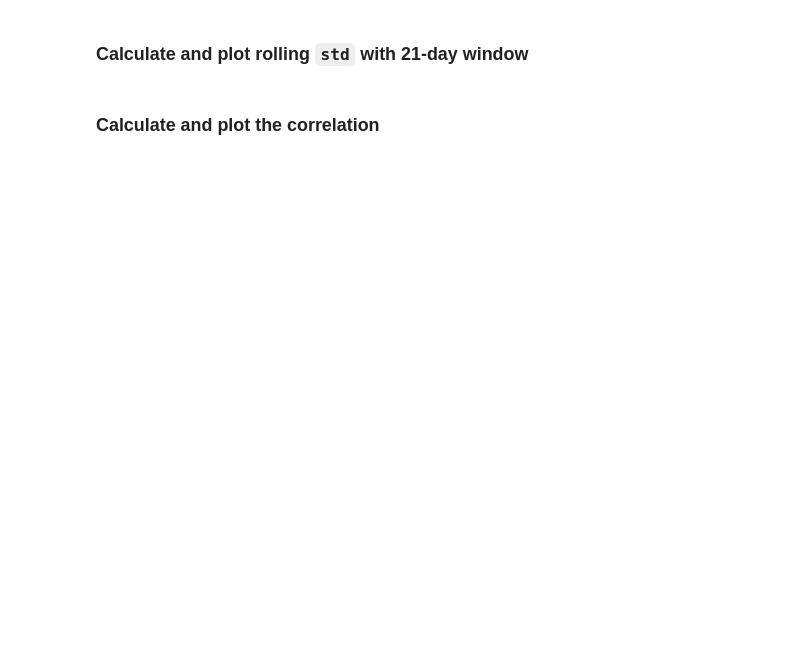
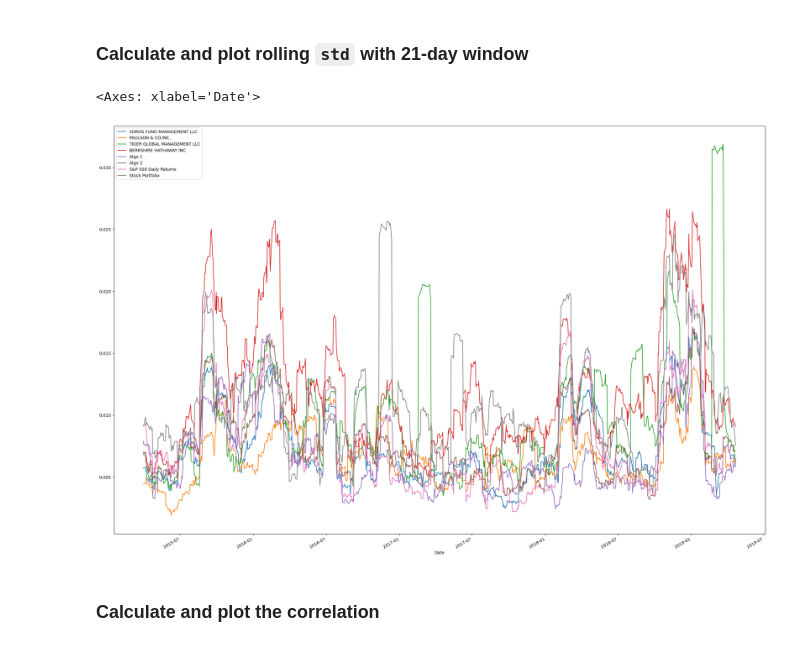
Before and after one commit to Joshbazz/Module-4-Challenge-Portfolio-Analysis, a Jupyter notebook: whale_analysis.ipynb, the cells around one changed output. Saved outputs shown, nothing was run; the diff lists cells and outputs as text; code cells hidden in the pictures; blank space fills up the shorter version.

```diff
--- a/whale_analysis.ipynb
+++ b/whale_analysis.ipynb
@@ -465,6 +562,7 @@ In this section, you will build your own portfolio of stocks, calculate the retu
 # %%
 # Calculate daily returns
-
+daily_stock_returns_df = merged_stocks_df.pct_change()
 # Drop NAs
-
+daily_stock_returns_df.dropna(inplace=True)
 # Display sample data
+daily_stock_returns_df.head()
@@ -475,5 +581,6 @@ In this section, you will build your own portfolio of stocks, calculate the retu
 weights = [1/3, 1/3, 1/3]
 
 # Calculate portfolio return
-
+stock_portfolio_returns = daily_stock_returns_df.dot(weights)
 # Display sample data
+stock_portfolio_returns.head()
@@ -483,0 +597,9 @@ weights = [1/3, 1/3, 1/3]
+# %%
+# Join your returns DataFrame to the original returns DataFrame
+#merged_df.reset_index(inplace=True)
+
+#stock_portfolio_returns = pd.DataFrame(stock_portfolio_returns, columns=['Stock Port Returns'])
+#stock_portfolio_returns.reset_index(inplace=True)
+total_daily_returns = pd.concat([merged_df, stock_portfolio_returns], axis=1)
+total_daily_returns = total_daily_returns.rename(columns={0: 'Stock Portfolio'})
+total_daily_returns
@@ -484,2 +621,4 @@ weights = [1/3, 1/3, 1/3]
 # %%
 # Only compare dates where return data exists for all the stocks (drop NaNs)
+total_daily_returns = total_daily_returns.dropna()
+total_daily_returns
@@ -498,3 +660,12 @@ weights = [1/3, 1/3, 1/3]
+# %%
+# Calculate rolling standard deviation
+# Calculate the rolling standard deviation for all portfolios using a 21-day window
+portfolio_volatility_with_stocks_std_21 = total_daily_returns.rolling(window=21).std()
+# Plot the rolling standard deviation
+portfolio_volatility_with_stocks_std_21.plot(figsize=(28,20))
+# %% [output]
+<Axes: xlabel='Date'>
+[figure, added]
 # %% [markdown]
 ### Calculate and plot the correlation
 # %%
```
Also changed, not shown: parts of 27 cells of this notebook, 5 other files.
